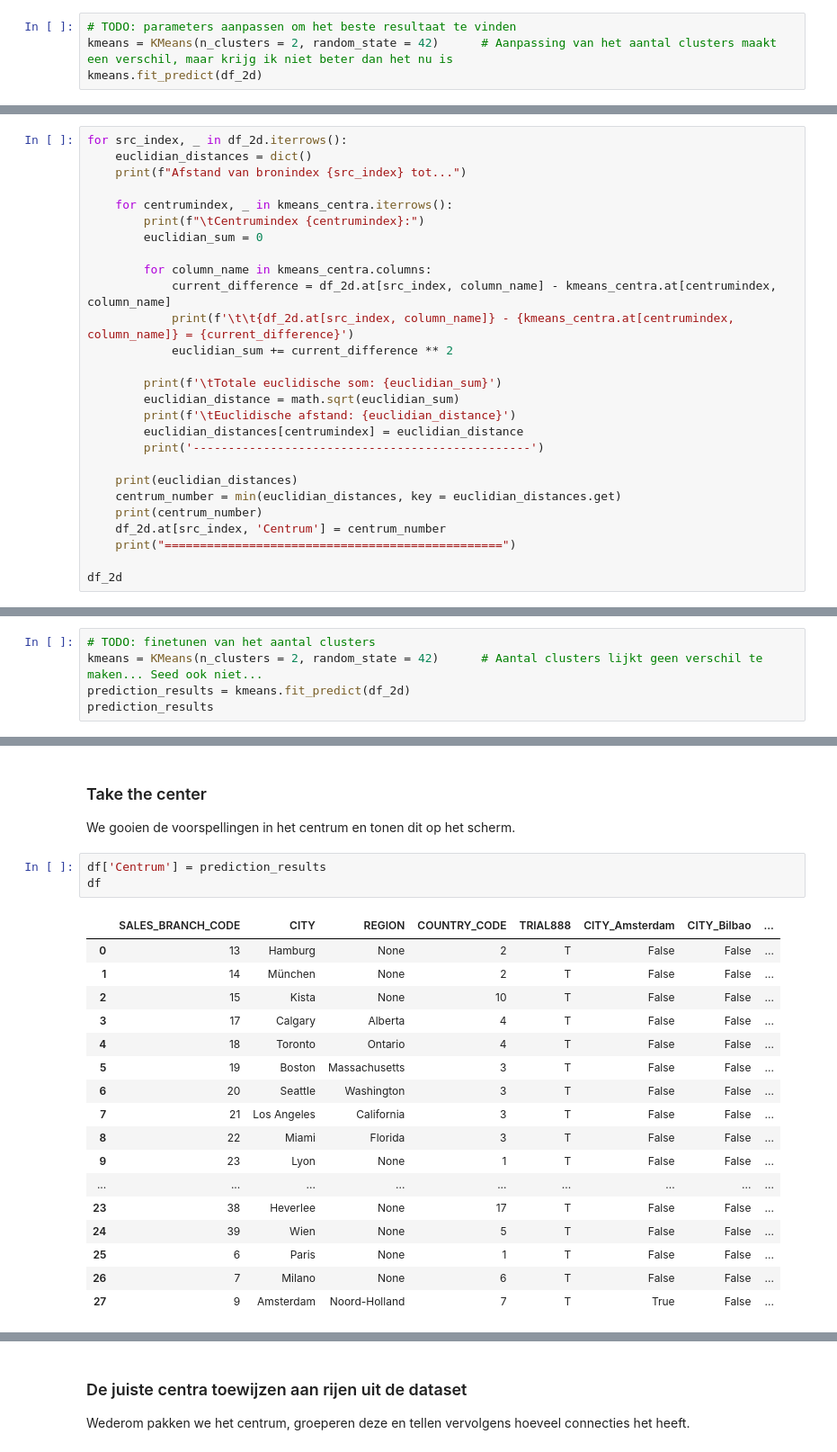
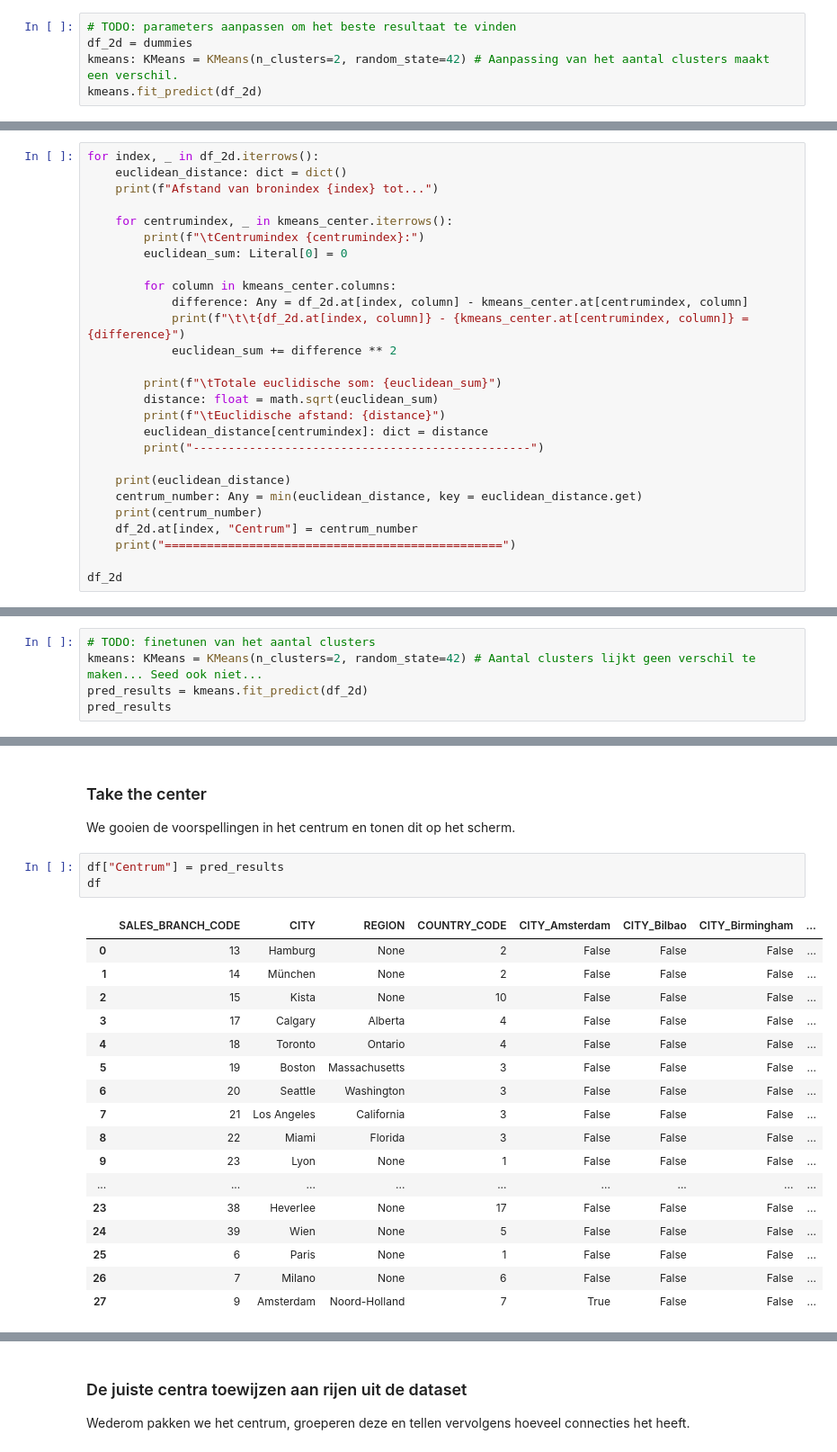
Before and after one commit to RedIsGaming/deds_ml, a Jupyter notebook: src/clusteringmodel.ipynb, the cells around one changed output, grey strips where cells are left out. Shown: that part at 90% size. Saved outputs shown, nothing was run; the diff lists cells and outputs as text.

```diff
--- a/src/clusteringmodel.ipynb
+++ b/src/clusteringmodel.ipynb
@@ -182,6 +153,7 @@ We passen het aantal clusters aan om de juiste K waarde te kunnen vinden en het
 # %%
 # TODO: parameters aanpassen om het beste resultaat te vinden
-kmeans = KMeans(n_clusters = 2, random_state = 42)      # Aanpassing van het aantal clusters maakt een verschil, maar krijg ik niet beter dan het nu is
+df_2d = dummies
+kmeans: KMeans = KMeans(n_clusters=2, random_state=42) # Aanpassing van het aantal clusters maakt een verschil.
 kmeans.fit_predict(df_2d)
 # %% [output]
 array([1, 1, 1, 1, 1, 1, 1, 1, 1, 1, 0, 1, 1, 1, 1, 1, 1, 1, 1, 1, 1, 1,
@@ -217,29 +187,29 @@ kmeans_centra
 
 We berekenen hier de euclidische afstand, waardoor we weten wat het verschil is tussen de interclusterafstand en de intraclusterafstand.
 # %%
-for src_index, _ in df_2d.iterrows():
-    euclidian_distances = dict()
-    print(f"Afstand van bronindex {src_index} tot...")
+for index, _ in df_2d.iterrows():
+    euclidean_distance: dict = dict()
+    print(f"Afstand van bronindex {index} tot...")
 
-    for centrumindex, _ in kmeans_centra.iterrows():
+    for centrumindex, _ in kmeans_center.iterrows():
         print(f"\tCentrumindex {centrumindex}:")
-        euclidian_sum = 0
+        euclidean_sum: Literal[0] = 0
 
-        for column_name in kmeans_centra.columns:
-            current_difference = df_2d.at[src_index, column_name] - kmeans_centra.at[centrumindex, column_name]
-            print(f'\t\t{df_2d.at[src_index, column_name]} - {kmeans_centra.at[centrumindex, column_name]} = {current_difference}')
-            euclidian_sum += current_difference ** 2
+        for column in kmeans_center.columns:
+            difference: Any = df_2d.at[index, column] - kmeans_center.at[centrumindex, column]
+            print(f"\t\t{df_2d.at[index, column]} - {kmeans_center.at[centrumindex, column]} = {difference}")
+            euclidean_sum += difference ** 2
 
-        print(f'\tTotale euclidische som: {euclidian_sum}')
-        euclidian_distance = math.sqrt(euclidian_sum)
-        print(f'\tEuclidische afstand: {euclidian_distance}')
-        euclidian_distances[centrumindex] = euclidian_distance
-        print('------------------------------------------------')
+        print(f"\tTotale euclidische som: {euclidean_sum}")
+        distance: float = math.sqrt(euclidean_sum)
+        print(f"\tEuclidische afstand: {distance}")
+        euclidean_distance[centrumindex]: dict = distance
+        print("------------------------------------------------")
 
-    print(euclidian_distances)
-    centrum_number = min(euclidian_distances, key = euclidian_distances.get)
+    print(euclidean_distance)
+    centrum_number: Any = min(euclidean_distance, key = euclidean_distance.get)
     print(centrum_number)
-    df_2d.at[src_index, 'Centrum'] = centrum_number
+    df_2d.at[index, "Centrum"] = centrum_number
     print("================================================")
 
 df_2d
@@ -308,9 +278,9 @@ We maken het clusteringsmodel met meer dan 2 dimensies waar we alle kolommen uit
 Hier berekenen we het centrum en maken we een vergelijking.
 # %%
 # TODO: finetunen van het aantal clusters
-kmeans = KMeans(n_clusters = 2, random_state = 42)      # Aantal clusters lijkt geen verschil te maken... Seed ook niet...
-prediction_results = kmeans.fit_predict(df_2d)
-prediction_results
+kmeans: KMeans = KMeans(n_clusters=2, random_state=42) # Aantal clusters lijkt geen verschil te maken... Seed ook niet...
+pred_results = kmeans.fit_predict(df_2d)
+pred_results
 # %% [output]
 array([1, 1, 1, 1, 1, 1, 1, 1, 1, 1, 0, 1, 1, 1, 1, 1, 1, 1, 1, 1, 1, 1,
        1, 1, 1, 1, 1, 1])
@@ -319,23 +289,23 @@ array([1, 1, 1, 1, 1, 1, 1, 1, 1, 1, 0, 1, 1, 1, 1, 1, 1, 1, 1, 1, 1, 1,
 
 We gooien de voorspellingen in het centrum en tonen dit op het scherm.
 # %%
-df['Centrum'] = prediction_results
+df["Centrum"] = pred_results
 df
 # %% [output]
-|  | SALES_BRANCH_CODE | CITY | REGION | COUNTRY_CODE | TRIAL888 | CITY_Amsterdam | CITY_Bilbao | ... |
-| 0 | 13 | Hamburg | None | 2 | T | False | False | ... |
-| 1 | 14 | München | None | 2 | T | False | False | ... |
-| 2 | 15 | Kista | None | 10 | T | False | False | ... |
-| 3 | 17 | Calgary | Alberta | 4 | T | False | False | ... |
-| 4 | 18 | Toronto | Ontario | 4 | T | False | False | ... |
-| 5 | 19 | Boston | Massachusetts | 3 | T | False | False | ... |
-| 6 | 20 | Seattle | Washington | 3 | T | False | False | ... |
-| 7 | 21 | Los Angeles | California | 3 | T | False | False | ... |
-| 8 | 22 | Miami | Florida | 3 | T | False | False | ... |
-| 9 | 23 | Lyon | None | 1 | T | False | False | ... |
+|  | SALES_BRANCH_CODE | CITY | REGION | COUNTRY_CODE | CITY_Amsterdam | CITY_Bilbao | CITY_Birmingham | ... |
+| 0 | 13 | Hamburg | None | 2 | False | False | False | ... |
+| 1 | 14 | München | None | 2 | False | False | False | ... |
+| 2 | 15 | Kista | None | 10 | False | False | False | ... |
+| 3 | 17 | Calgary | Alberta | 4 | False | False | False | ... |
+| 4 | 18 | Toronto | Ontario | 4 | False | False | False | ... |
+| 5 | 19 | Boston | Massachusetts | 3 | False | False | False | ... |
+| 6 | 20 | Seattle | Washington | 3 | False | False | False | ... |
+| 7 | 21 | Los Angeles | California | 3 | False | False | False | ... |
+| 8 | 22 | Miami | Florida | 3 | False | False | False | ... |
+| 9 | 23 | Lyon | None | 1 | False | False | False | ... |
 | ... | ... | ... | ... | ... | ... | ... | ... | ... |
-| 23 | 38 | Heverlee | None | 17 | T | False | False | ... |
-| 24 | 39 | Wien | None | 5 | T | False | False | ... |
-| 25 | 6 | Paris | None | 1 | T | False | False | ... |
-| 26 | 7 | Milano | None | 6 | T | False | False | ... |
-| 27 | 9 | Amsterdam | Noord-Holland | 7 | T | True | False | ... |
+| 23 | 38 | Heverlee | None | 17 | False | False | False | ... |
+| 24 | 39 | Wien | None | 5 | False | False | False | ... |
+| 25 | 6 | Paris | None | 1 | False | False | False | ... |
+| 26 | 7 | Milano | None | 6 | False | False | False | ... |
+| 27 | 9 | Amsterdam | Noord-Holland | 7 | True | False | False | ... |
```
Also changed, not shown: parts of 31 cells of this notebook, 2 other files.
